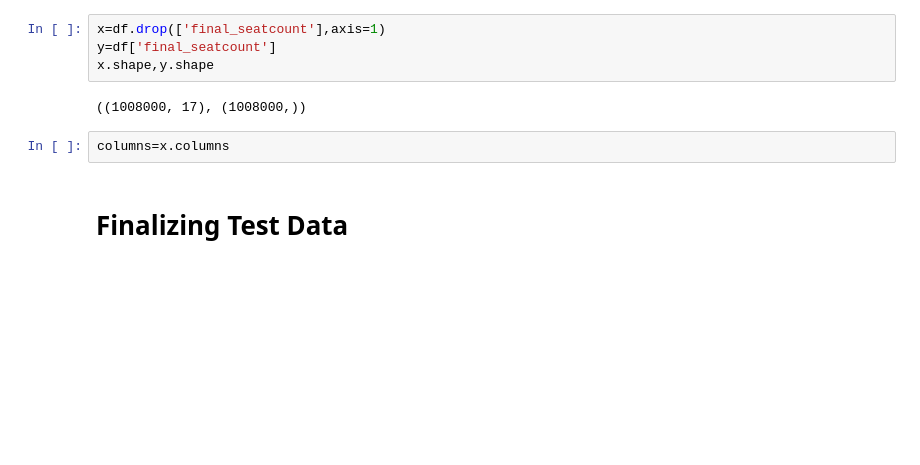
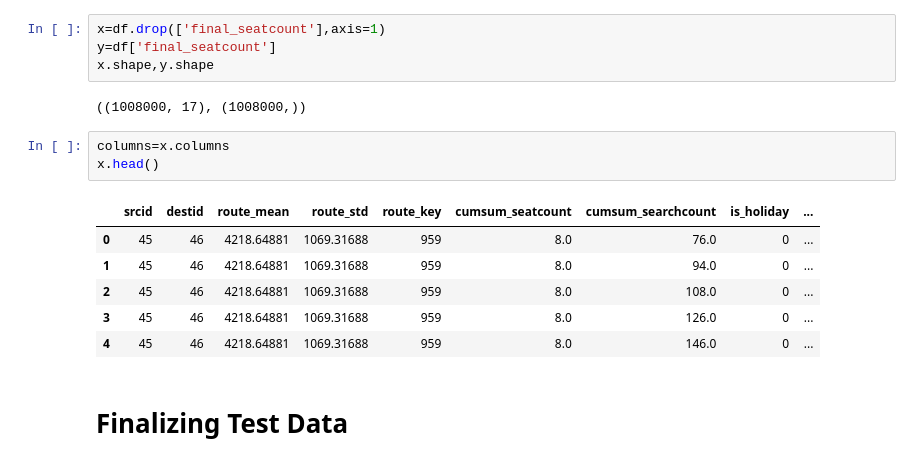
Before and after one commit to Aditya8215/RedBus-Hackathon_project, a Jupyter notebook: RedBus_Hackathon_juypter.ipynb, the cells around one changed output. Drawn from its saved outputs; the diff is of its cells as text; blank space fills up the shorter version.

```diff
--- a/RedBus_Hackathon_juypter.ipynb
+++ b/RedBus_Hackathon_juypter.ipynb
@@ -349,5 +304,13 @@ x.shape,y.shape
 ((1008000, 17), (1008000,))
 # %%
 columns=x.columns
+x.head()
+# %% [output]
+|  | srcid | destid | route_mean | route_std | route_key | cumsum_seatcount | cumsum_searchcount | is_holiday | ... |
+| 0 | 45 | 46 | 4218.64881 | 1069.31688 | 959 | 8.0 | 76.0 | 0 | ... |
+| 1 | 45 | 46 | 4218.64881 | 1069.31688 | 959 | 8.0 | 94.0 | 0 | ... |
+| 2 | 45 | 46 | 4218.64881 | 1069.31688 | 959 | 8.0 | 108.0 | 0 | ... |
+| 3 | 45 | 46 | 4218.64881 | 1069.31688 | 959 | 8.0 | 126.0 | 0 | ... |
+| 4 | 45 | 46 | 4218.64881 | 1069.31688 | 959 | 8.0 | 146.0 | 0 | ... |
 # %% [markdown]
 # Finalizing Test Data
```
Also changed, not shown: parts of 18 cells of this notebook.
